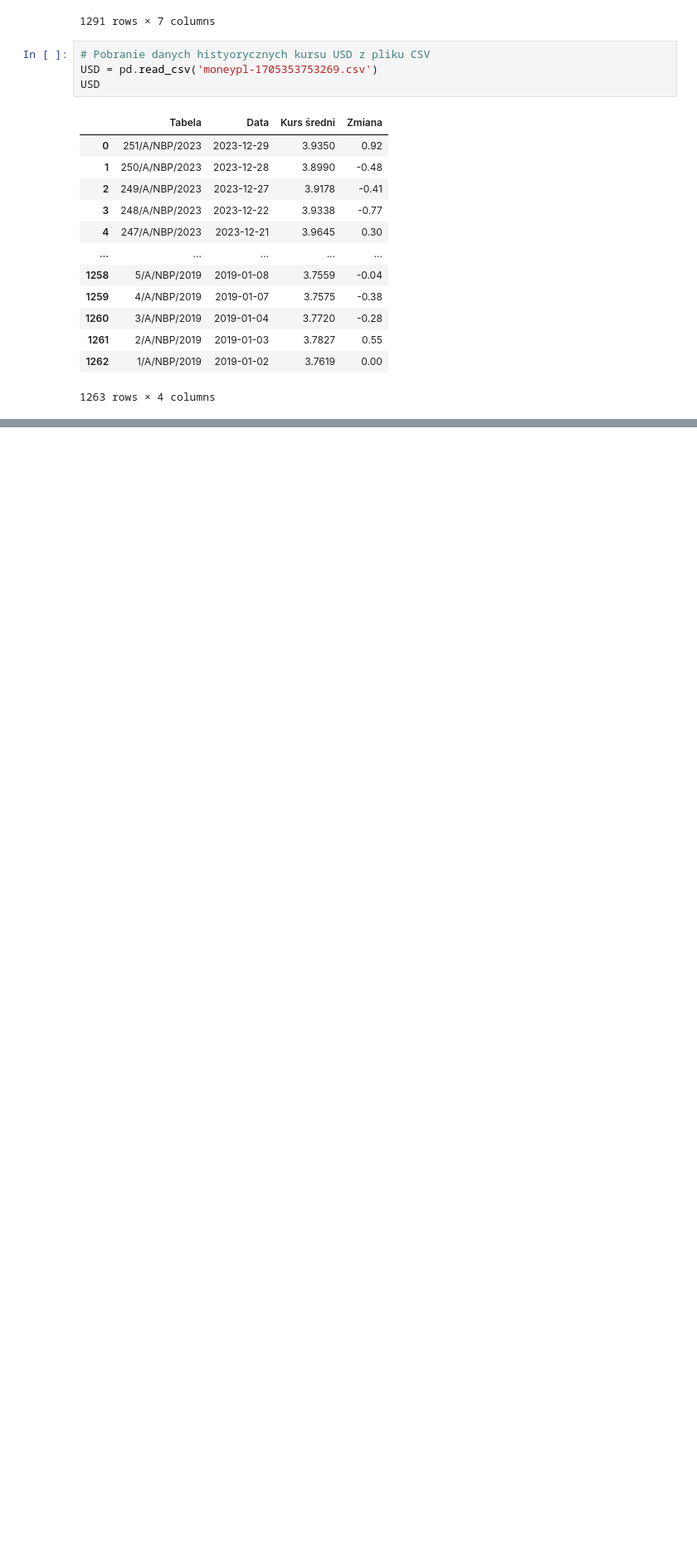
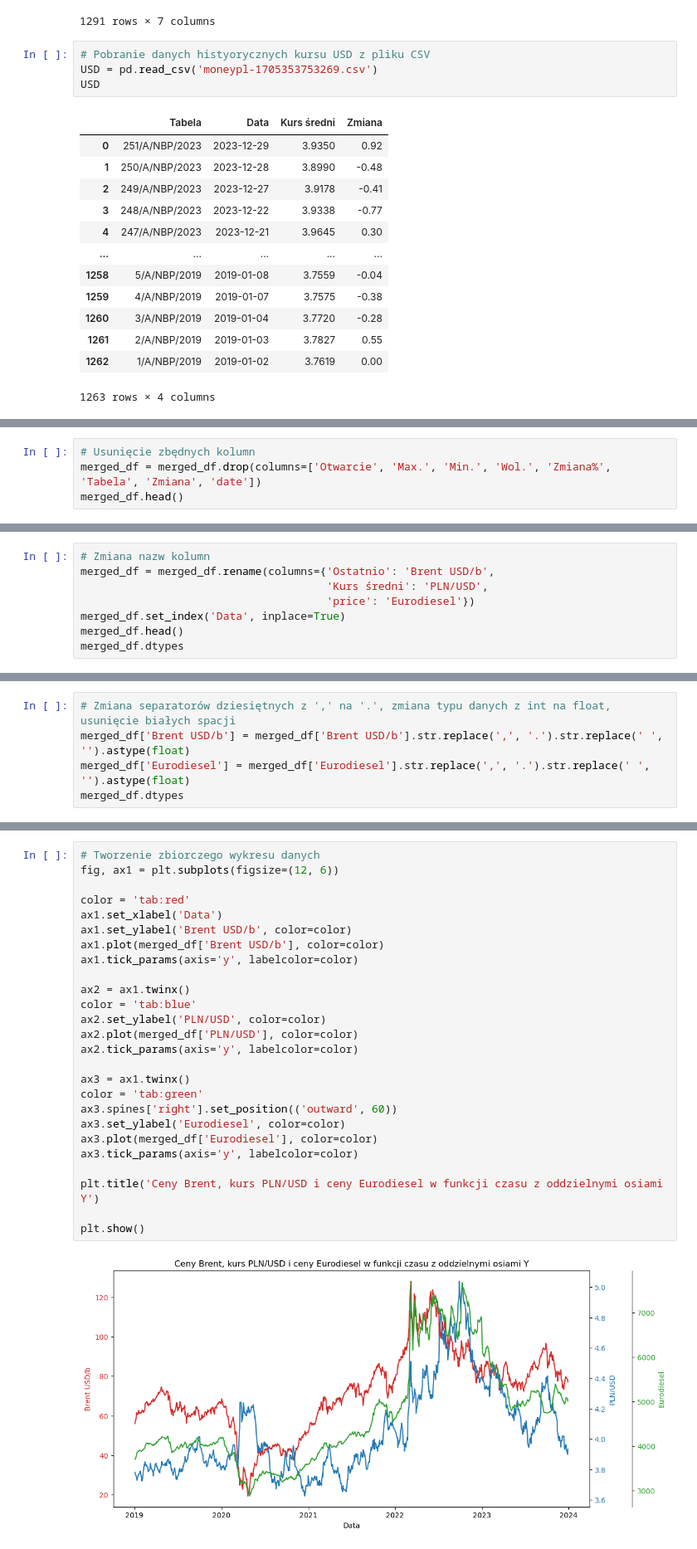
Before and after one commit to mariuszkam4/Orlen_fuel_prices, a Jupyter notebook: Orlen_fuel_prices.ipynb, the cells around one changed output, grey strips where cells are left out. Shown at 83% size. Cells and saved outputs as stored; diff of their text form; blank space fills up the shorter version.

Commit message:
Ukończono przygotowanie danych w projekcie, rozpoczęto analizę danych

```diff
--- a/Orlen_fuel_prices.ipynb
+++ b/Orlen_fuel_prices.ipynb
@@ -56,0 +129,4 @@ USD
+# %%
+# Usunięcie zbędnych kolumn
+merged_df = merged_df.drop(columns=['Otwarcie', 'Max.', 'Min.', 'Wol.', 'Zmiana%', 'Tabela', 'Zmiana', 'date'])
+merged_df.head()
@@ -56,0 +140,8 @@ USD
+# %%
+# Zmiana nazw kolumn
+merged_df = merged_df.rename(columns={'Ostatnio': 'Brent USD/b',
+                                      'Kurs średni': 'PLN/USD',
+                                      'price': 'Eurodiesel'})
+merged_df.set_index('Data', inplace=True)
+merged_df.head()
+merged_df.dtypes
@@ -56,0 +153,5 @@ USD
+# %%
+# Zmiana separatorów dziesiętnych z ',' na '.', zmiana typu danych z int na float, usunięcie białych spacji
+merged_df['Brent USD/b'] = merged_df['Brent USD/b'].str.replace(',', '.').str.replace(' ', '').astype(float)
+merged_df['Eurodiesel'] = merged_df['Eurodiesel'].str.replace(',', '.').str.replace(' ', '').astype(float)
+merged_df.dtypes
@@ -56,0 +187,28 @@ USD
+# %%
+# Tworzenie zbiorczego wykresu danych
+fig, ax1 = plt.subplots(figsize=(12, 6))
+
+color = 'tab:red'
+ax1.set_xlabel('Data')
+ax1.set_ylabel('Brent USD/b', color=color)
+ax1.plot(merged_df['Brent USD/b'], color=color)
+ax1.tick_params(axis='y', labelcolor=color)
+
+ax2 = ax1.twinx()
+color = 'tab:blue'
+ax2.set_ylabel('PLN/USD', color=color)
+ax2.plot(merged_df['PLN/USD'], color=color)
+ax2.tick_params(axis='y', labelcolor=color)
+
+ax3 = ax1.twinx()
+color = 'tab:green'
+ax3.spines['right'].set_position(('outward', 60))
+ax3.set_ylabel('Eurodiesel', color=color)
+ax3.plot(merged_df['Eurodiesel'], color=color)
+ax3.tick_params(axis='y', labelcolor=color)
+
+plt.title('Ceny Brent, kurs PLN/USD i ceny Eurodiesel w funkcji czasu z oddzielnymi osiami Y')
+
+plt.show()
+# %% [output]
+[figure, added]
```
Also changed, not shown: parts of 13 cells of this notebook.
